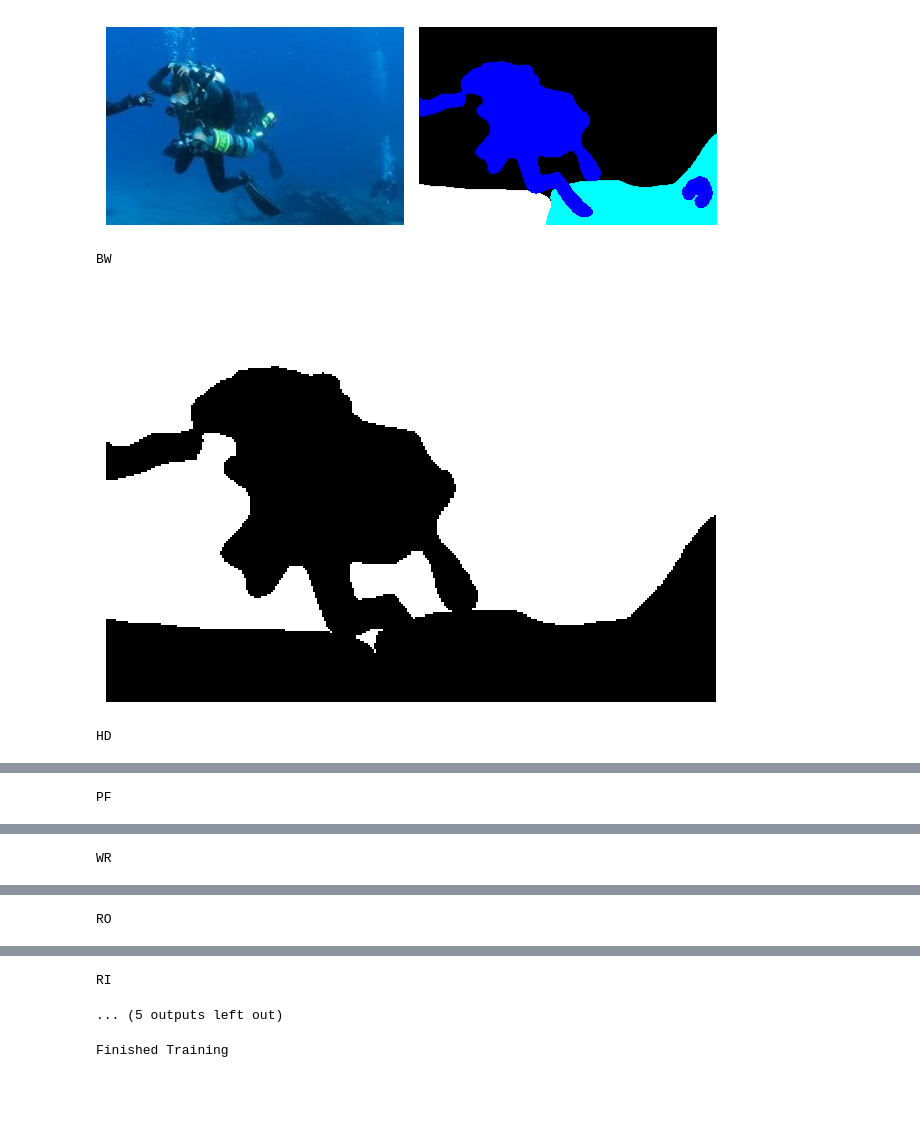
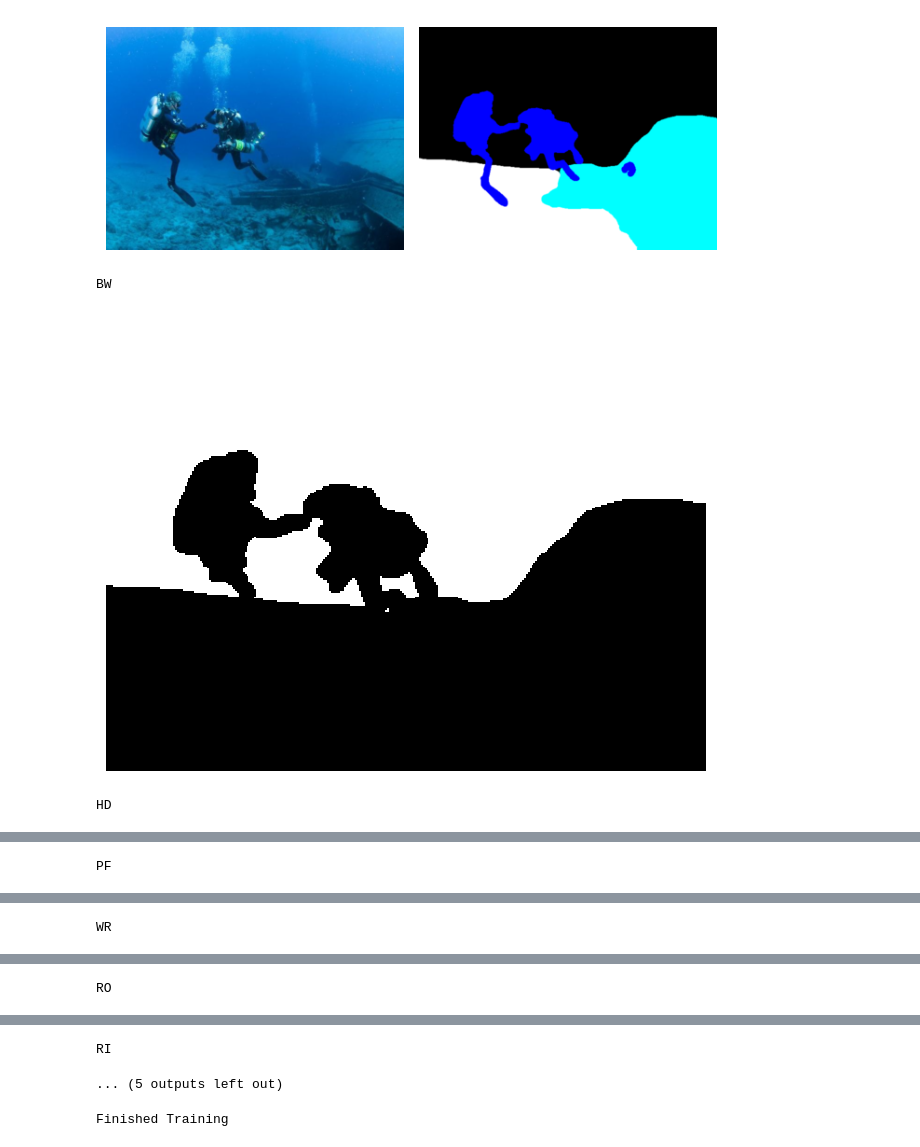
Before and after one commit to delimarr/bveri_miniprojekt, a Jupyter notebook: data_exploration.ipynb, the cells around one changed output, grey strips where cells are left out. Drawn from its saved outputs; the diff is of its cells as text; code cells hidden in the pictures; blank space fills up the shorter version.

```diff
--- a/data_exploration.ipynb
+++ b/data_exploration.ipynb
@@ -35,15 +50,22 @@ classes = [
 # %%
-data = UIMDataset(path, classes)
+data = UIMDataset(
+    TRAIN_PATH,
+    CLASSES,
+    SHAPE,
+    resize_transf,
+    resize_transf
+)
+
 img, mask, label = data[0]
 ts.show([img, label])
 plt.show()
 
 for i, cls in enumerate(data.classes):
     print(cls[0])
     ts.show(mask[i, :, :])
     plt.show()
 # %% [output]
-[figure, old version]
+[figure, new version]
 BW
-[figure, old version]
+[figure, new version]
 HD
```
Also changed, not shown: parts of 9 cells of this notebook, 26 other files.
